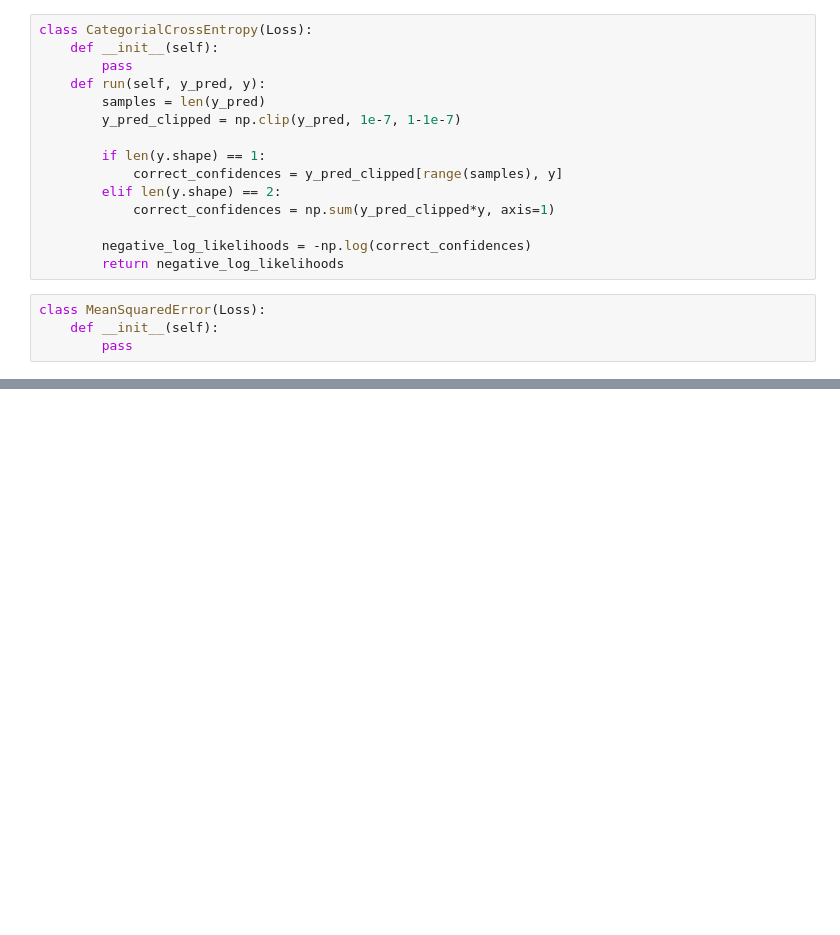
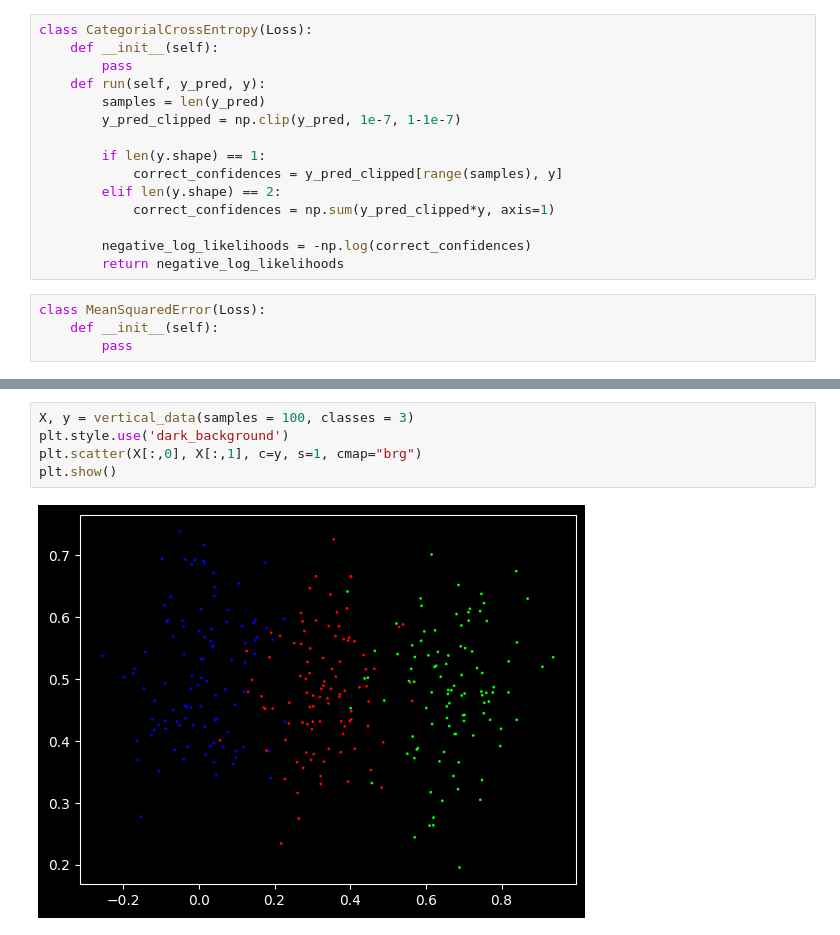
Before and after one commit to DavidVoellm/Neural_Network_Library, a Jupyter notebook: main.ipynb, the cells around one changed output, grey strips where cells are left out. Drawn from its saved outputs; the diff is of its cells as text; blank space fills up the shorter version.

```diff
--- a/main.ipynb
+++ b/main.ipynb
@@ -96,0 +128,7 @@ class Network:
+# %%
+X, y = vertical_data(samples = 100, classes = 3)
+plt.style.use('dark_background')
+plt.scatter(X[:,0], X[:,1], c=y, s=1, cmap="brg")
+plt.show()
+# %% [output]
+[figure, added]
```
Also changed, not shown: parts of 8 cells of this notebook.
